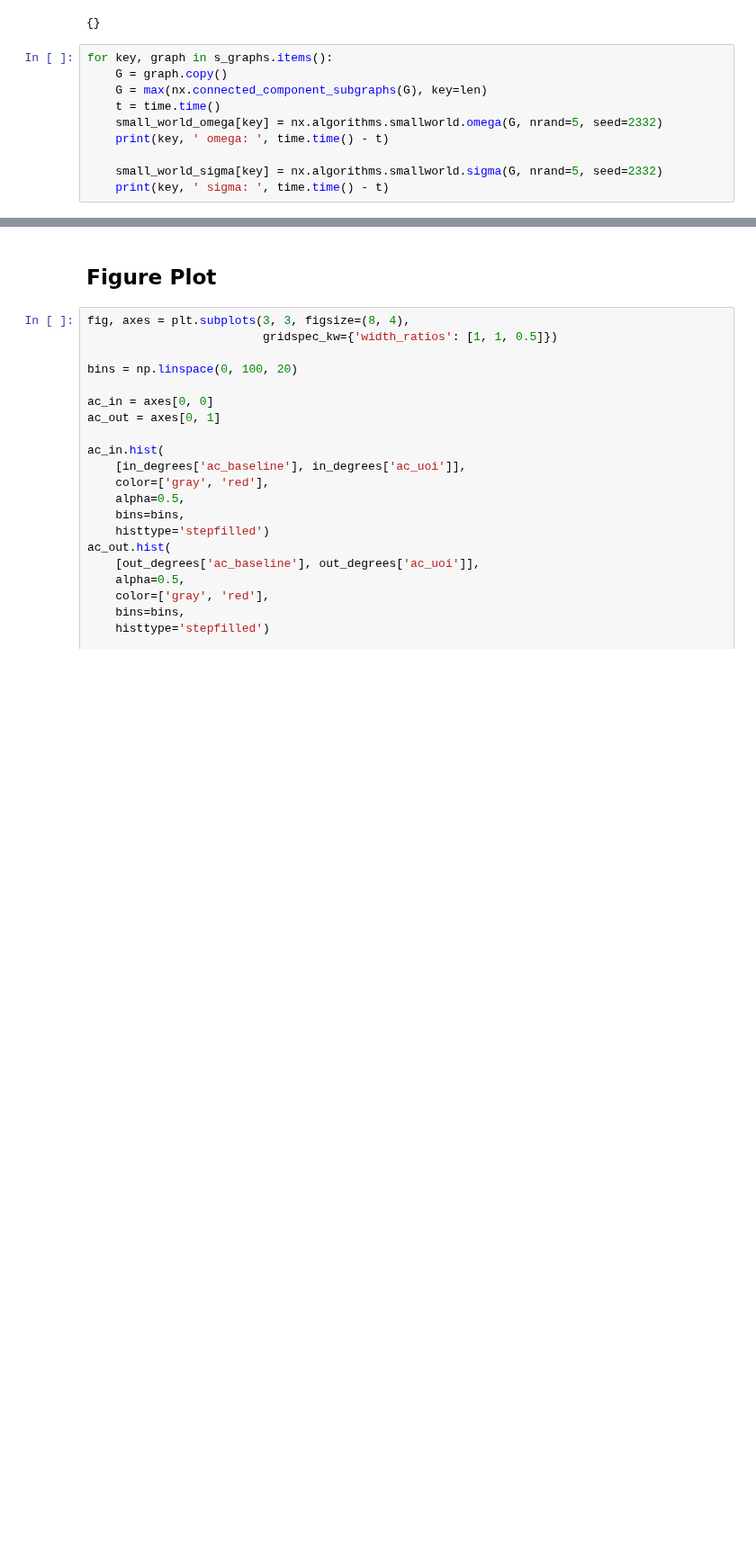
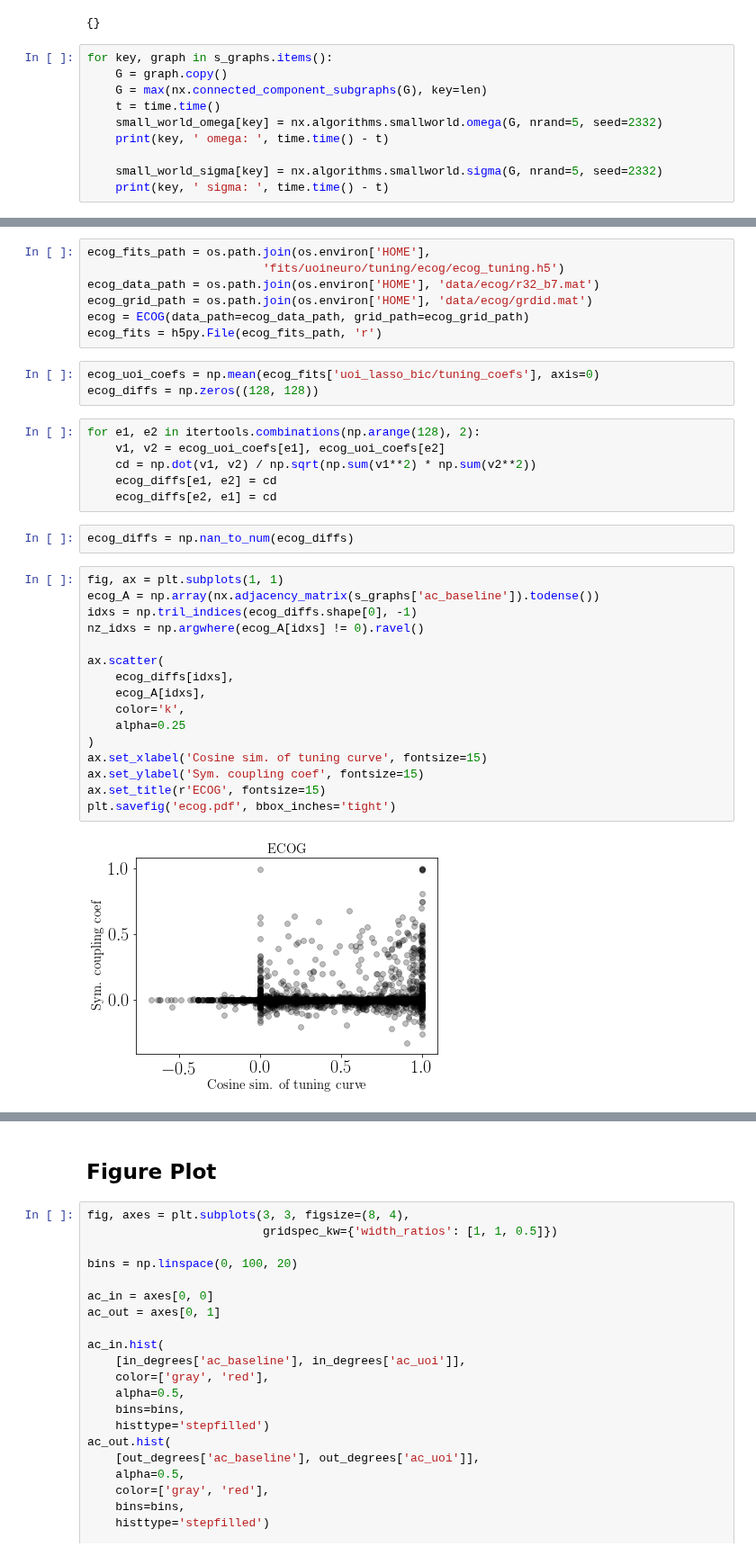
Before and after one commit to BouchardLab/neuroinference, a Jupyter notebook: notebooks/coupling/graph_analysis.ipynb, the cells around one changed output, grey strips where cells are left out. Shown at 90% size. Cells and saved outputs as stored; diff of their text form; blank space fills up the shorter version.

```diff
--- a/notebooks/coupling/graph_analysis.ipynb
+++ b/notebooks/coupling/graph_analysis.ipynb
@@ -183,0 +240,36 @@ for key, graph in s_graphs.items():
+# %%
+ecog_fits_path = os.path.join(os.environ['HOME'],
+                         'fits/uoineuro/tuning/ecog/ecog_tuning.h5')
+ecog_data_path = os.path.join(os.environ['HOME'], 'data/ecog/r32_b7.mat')
+ecog_grid_path = os.path.join(os.environ['HOME'], 'data/ecog/grdid.mat')
+ecog = ECOG(data_path=ecog_data_path, grid_path=ecog_grid_path)
+ecog_fits = h5py.File(ecog_fits_path, 'r')
+# %%
+ecog_uoi_coefs = np.mean(ecog_fits['uoi_lasso_bic/tuning_coefs'], axis=0)
+ecog_diffs = np.zeros((128, 128))
+# %%
+for e1, e2 in itertools.combinations(np.arange(128), 2):
+    v1, v2 = ecog_uoi_coefs[e1], ecog_uoi_coefs[e2]
+    cd = np.dot(v1, v2) / np.sqrt(np.sum(v1**2) * np.sum(v2**2))
+    ecog_diffs[e1, e2] = cd
+    ecog_diffs[e2, e1] = cd
+# %%
+ecog_diffs = np.nan_to_num(ecog_diffs)
+# %%
+fig, ax = plt.subplots(1, 1)
+ecog_A = np.array(nx.adjacency_matrix(s_graphs['ac_baseline']).todense())
+idxs = np.tril_indices(ecog_diffs.shape[0], -1)
+nz_idxs = np.argwhere(ecog_A[idxs] != 0).ravel()
+
+ax.scatter(
+    ecog_diffs[idxs],
+    ecog_A[idxs],
+    color='k',
+    alpha=0.25
+)
+ax.set_xlabel('Cosine sim. of tuning curve', fontsize=15)
+ax.set_ylabel('Sym. coupling coef', fontsize=15)
+ax.set_title(r'ECOG', fontsize=15)
+plt.savefig('ecog.pdf', bbox_inches='tight')
+# %% [output]
+[figure, added]
```
Also changed, not shown: parts of 9 cells of this notebook, 2 other files.
